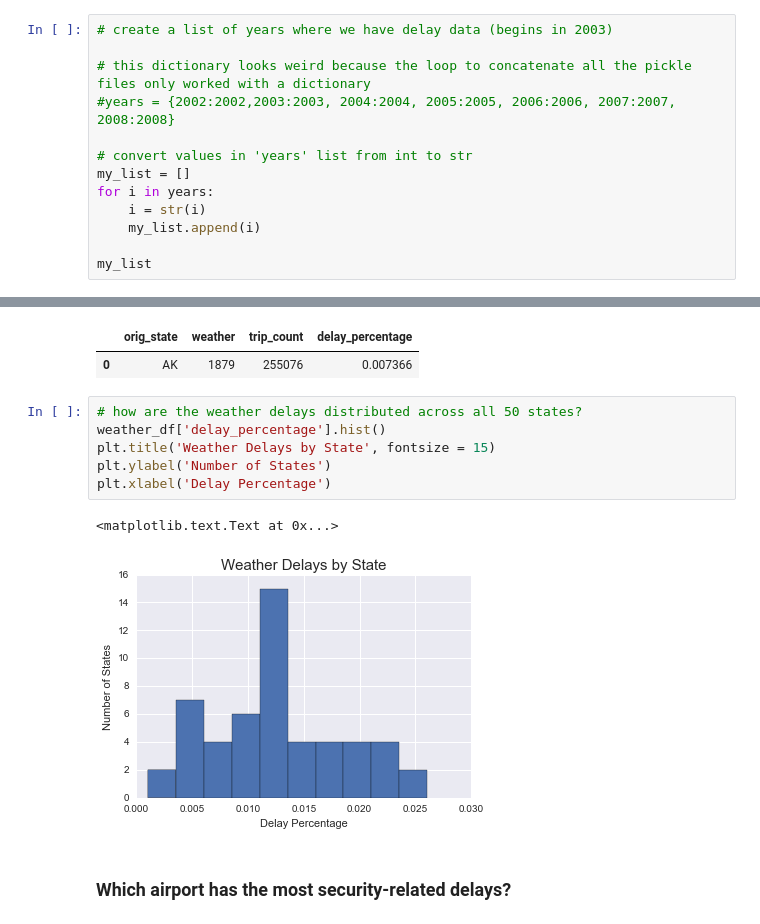
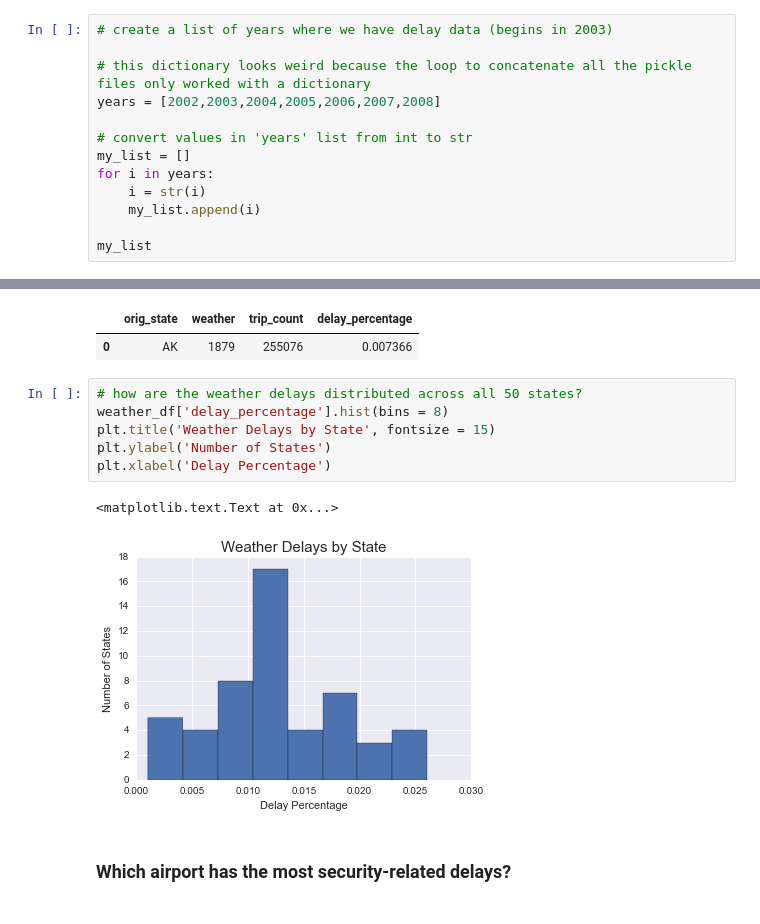
Before and after one commit to DQOfficial/examples, a Jupyter notebook: flight_history_2.ipynb, the cells around one changed output, grey strips where cells are left out. Saved outputs shown, nothing was run; the diff lists cells and outputs as text.

Commit message:
Flight History 2 Update
Added histograms for each delay type

```diff
--- a/flight_history_2.ipynb
+++ b/flight_history_2.ipynb
@@ -18,7 +18,7 @@ Populating the interactive namespace from numpy and matplotlib
 # create a list of years where we have delay data (begins in 2003)
 
 # this dictionary looks weird because the loop to concatenate all the pickle files only worked with a dictionary
-#years = {2002:2002,2003:2003, 2004:2004, 2005:2005, 2006:2006, 2007:2007, 2008:2008}
+years = [2002,2003,2004,2005,2006,2007,2008]
 
 # convert values in 'years' list from int to str
 my_list = []
@@ -89,13 +97,13 @@ weather_df[weather_df['orig_state'] == min(weather_df['orig_state'])]
 | 0 | AK | 1879 | 255076 | 0.007366 |
 # %%
 # how are the weather delays distributed across all 50 states?
-weather_df['delay_percentage'].hist()
+weather_df['delay_percentage'].hist(bins = 8)
 plt.title('Weather Delays by State', fontsize = 15)
 plt.ylabel('Number of States')
 plt.xlabel('Delay Percentage')
 # %% [output]
 <matplotlib.text.Text at 0x...>
-[figure, old version]
+[figure, new version]
 # %% [markdown]
 ### Which airport has the most security-related delays?
 # %%
```
Also changed, not shown: parts of 5 cells of this notebook.
